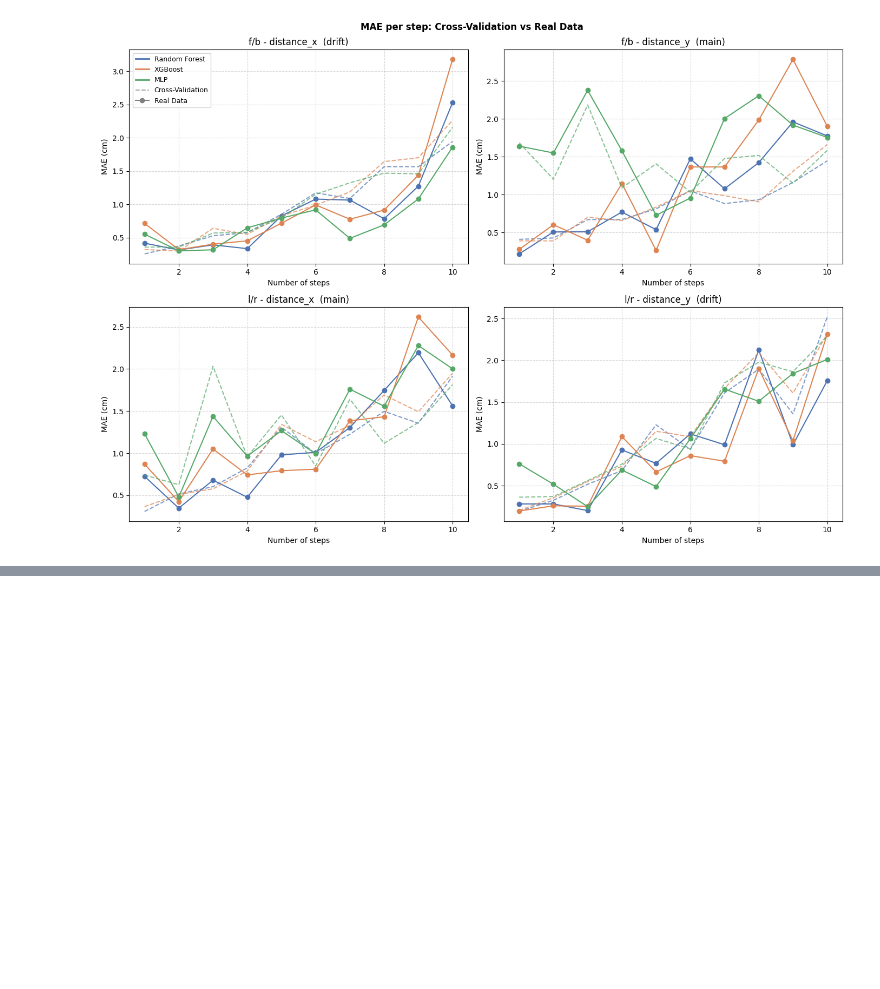
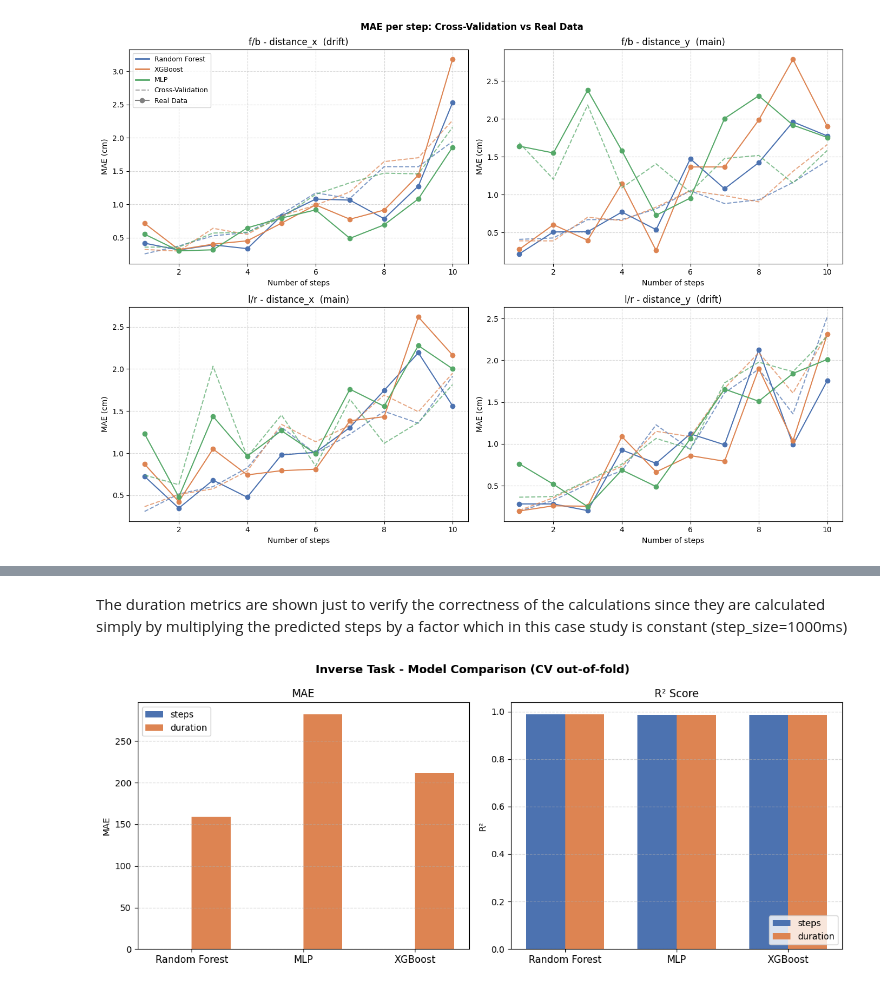
Before and after one commit to unibo-dslab-projects/RiccardoCarta-robot-odometry-estimation, a Jupyter notebook: models/ModelsRobotDog.ipynb, the cells around one changed output, grey strips where cells are left out. Cells and saved outputs as stored; diff of their text form; code cells hidden in the pictures; blank space fills up the shorter version.

Commit message:
Add inverted task and inference time

```diff
--- a/models/ModelsRobotDog.ipynb
+++ b/models/ModelsRobotDog.ipynb
@@ -758,0 +853,32 @@ plt.show()
+# %% [markdown]
+The duration metrics are shown just to verify the correctness of the calculations since they are calculated simply by multiplying the predicted steps by a factor which in this case study is constant (step_size=1000ms)
+# %%
+fig, axes = plt.subplots(1, 2, figsize=(12, 5))
+fig.suptitle("Inverse Task - Model Comparison (CV out-of-fold)", fontsize=13, fontweight="bold")
+
+names = df_inv_results["Model"]
+x = np.arange(len(names))
+w = 0.35
+
+axes[0].bar(x - w/2, df_inv_results["MAE steps"], w, label="steps", color="#4C72B0")
+axes[0].bar(x + w/2, df_inv_results["MAE duration"], w, label="duration", color="#DD8452")
+axes[0].set_xticks(x)
+axes[0].set_xticklabels(names, fontsize=11)
+axes[0].set_ylabel("MAE")
+axes[0].set_title("MAE")
+axes[0].legend(loc="upper left")
+axes[0].grid(axis="y", linestyle="--", alpha=0.5)
+
+axes[1].bar(x - w/2, df_inv_results["R² steps"], w, label="steps", color="#4C72B0")
+axes[1].bar(x + w/2, df_inv_results["R² duration"], w, label="duration", color="#DD8452")
+axes[1].set_xticks(x)
+axes[1].set_xticklabels(names, fontsize=11)
+axes[1].set_ylabel("R²")
+axes[1].set_title("R² Score")
+axes[1].legend(loc="lower right")
+axes[1].grid(axis="y", linestyle="--", alpha=0.5)
+
+plt.tight_layout()
+plt.show()
+# %% [output]
+[figure, added]
```
Also changed, not shown: parts of 9 cells of this notebook.
